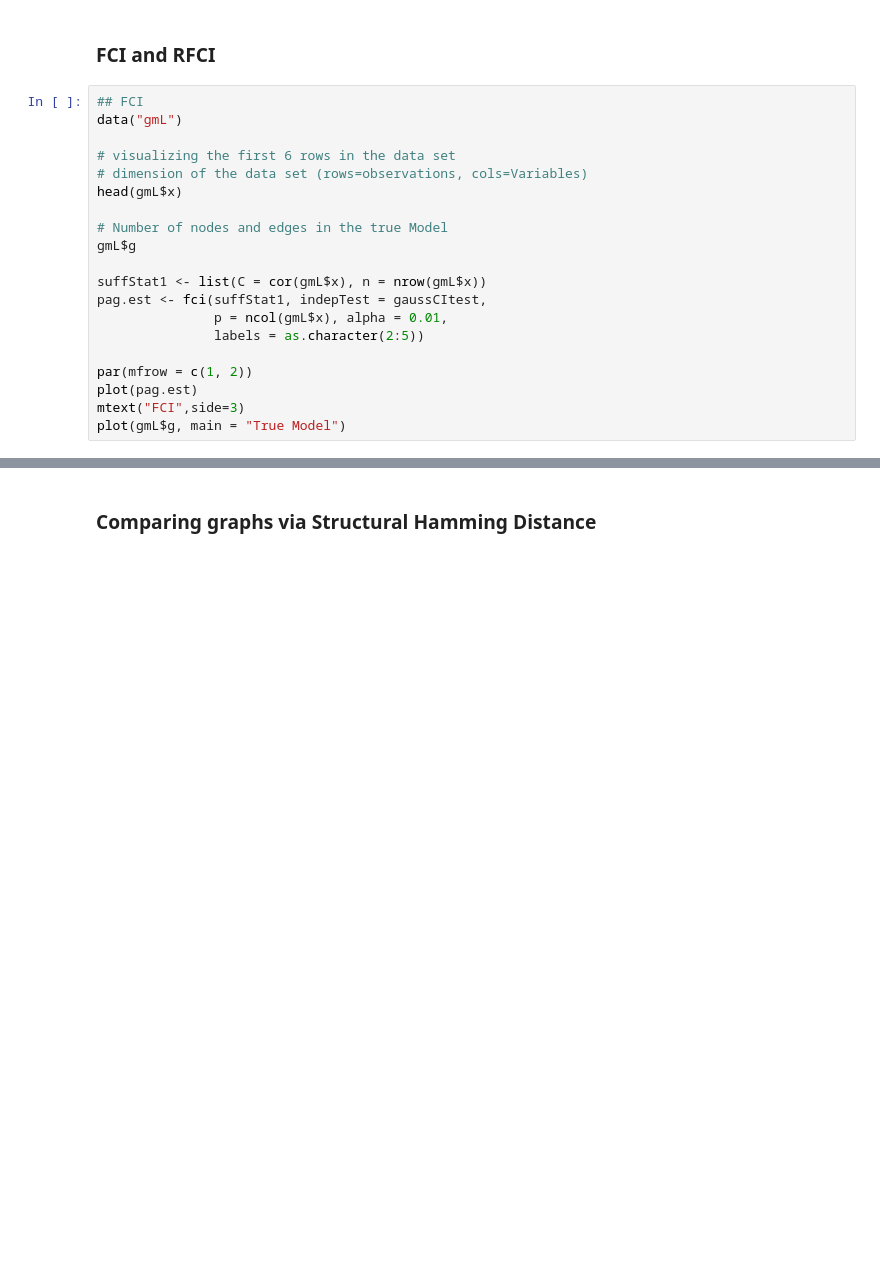
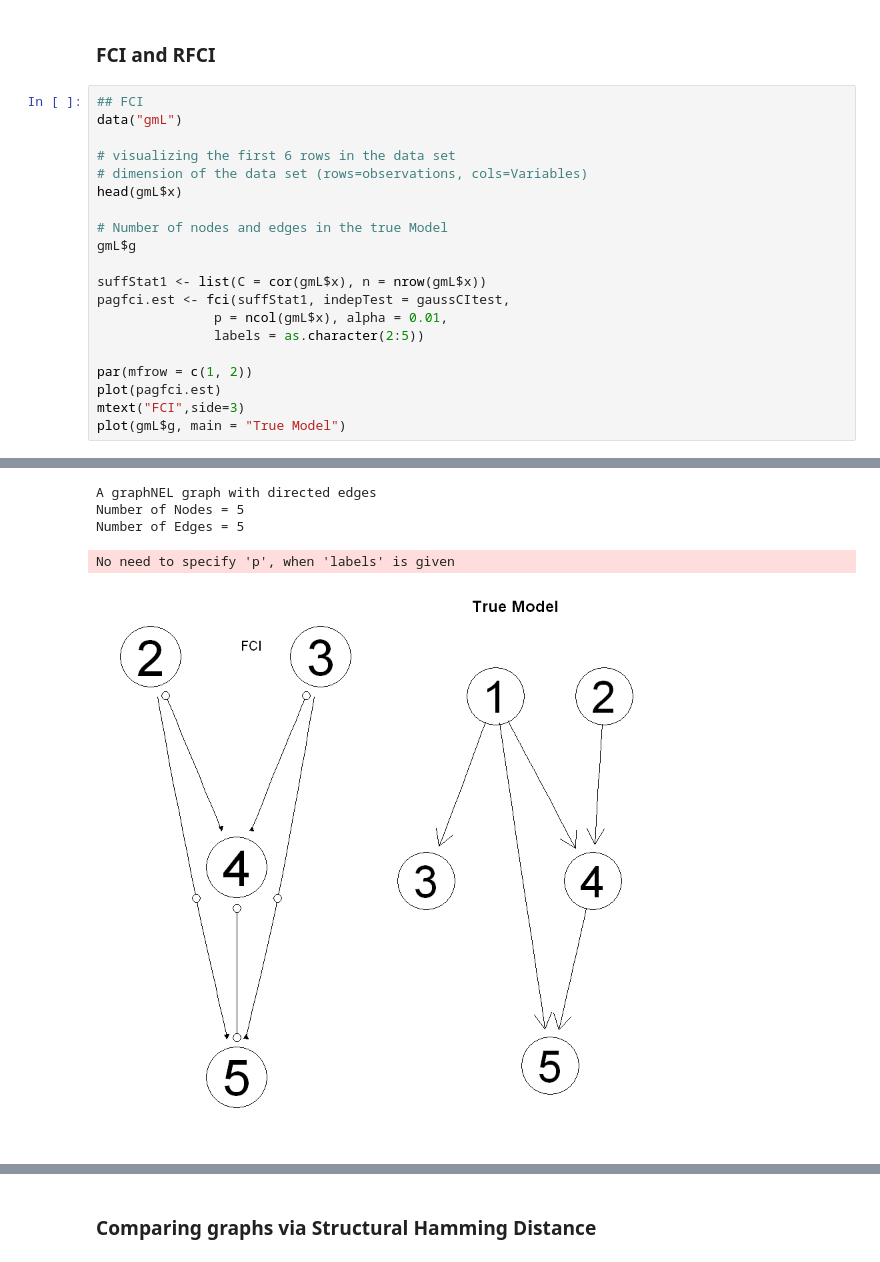
Before and after one commit to smonterohdz/cadis2023, a Jupyter notebook: main_notebook.ipynb, the cells around one changed output, grey strips where cells are left out. Drawn from its saved outputs; the diff is of its cells as text; blank space fills up the shorter version.

```diff
--- a/main_notebook.ipynb
+++ b/main_notebook.ipynb
@@ -222,11 +385,12 @@ head(gmL$x)
 gmL$g
 
 suffStat1 <- list(C = cor(gmL$x), n = nrow(gmL$x))
-pag.est <- fci(suffStat1, indepTest = gaussCItest,
+pagfci.est <- fci(suffStat1, indepTest = gaussCItest,
                p = ncol(gmL$x), alpha = 0.01,
                labels = as.character(2:5))
 
 par(mfrow = c(1, 2))
-plot(pag.est)
+plot(pagfci.est)
 mtext("FCI",side=3)
 plot(gmL$g, main = "True Model")
+# %% [output]
@@ -233,3 +404,8 @@ plot(gmL$g, main = "True Model")
+A graphNEL graph with directed edges
+Number of Nodes = 5
+Number of Edges = 5
+No need to specify 'p', when 'labels' is given
+[figure, added]
 # %%
 ## RFCI
 # same data set gML
```
Also changed, not shown: parts of 19 cells of this notebook, 1 other file.
